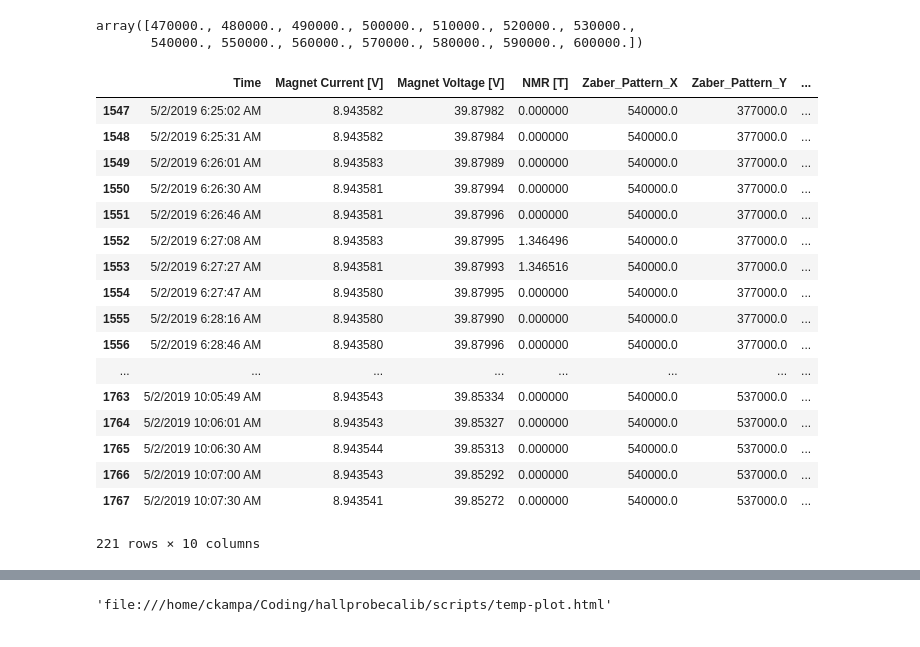
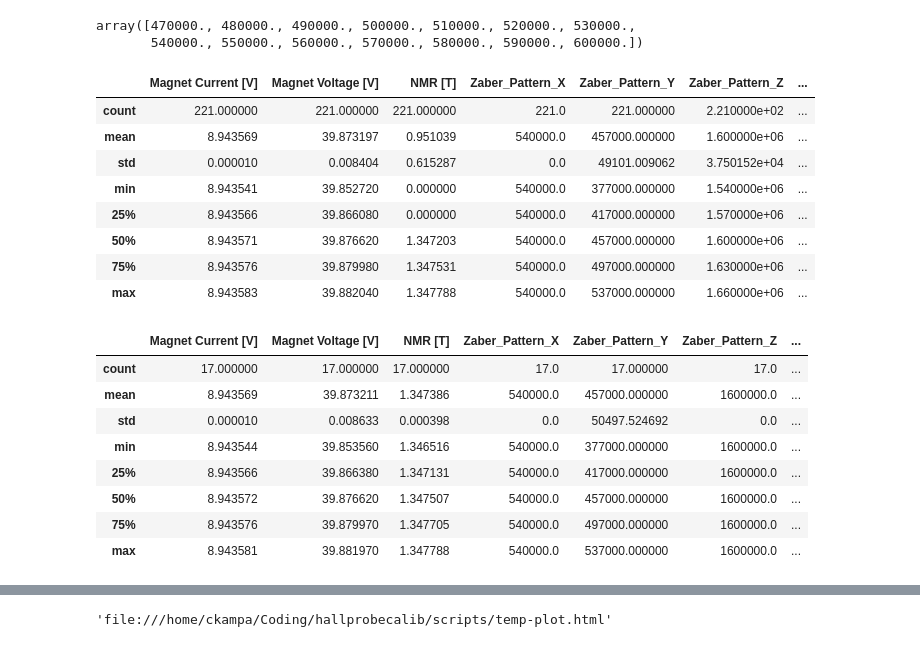
Before and after one commit to ckampa13/hallprobecalib, a Jupyter notebook: scripts/05-11-19_FNAL_Magnet_Map.ipynb, the cells around one changed output, grey strips where cells are left out. Saved outputs shown, nothing was run; the diff lists cells and outputs as text; code cells hidden in the pictures.

Commit message:
More work on FNAL magnet stability, temp cross checks, first look at Hall probe stability.

```diff
--- a/scripts/05-11-19_FNAL_Magnet_Map.ipynb
+++ b/scripts/05-11-19_FNAL_Magnet_Map.ipynb
@@ -498,23 +523,14 @@ x1 = (df_c[' Zaber_Pattern_X'] == 540000.)
 # %%
 slicex = df_c[x1]
 # %%
-slicex
+slicex.describe()
 # %% [output]
-|  | Time | Magnet Current [V] | Magnet Voltage [V] | NMR [T] | Zaber_Pattern_X | Zaber_Pattern_Y | ... |
-| 1547 | 5/2/2019 6:25:02 AM | 8.943582 | 39.87982 | 0.000000 | 540000.0 | 377000.0 | ... |
-| 1548 | 5/2/2019 6:25:31 AM | 8.943582 | 39.87984 | 0.000000 | 540000.0 | 377000.0 | ... |
-| 1549 | 5/2/2019 6:26:01 AM | 8.943583 | 39.87989 | 0.000000 | 540000.0 | 377000.0 | ... |
-| 1550 | 5/2/2019 6:26:30 AM | 8.943581 | 39.87994 | 0.000000 | 540000.0 | 377000.0 | ... |
-| 1551 | 5/2/2019 6:26:46 AM | 8.943581 | 39.87996 | 0.000000 | 540000.0 | 377000.0 | ... |
-| 1552 | 5/2/2019 6:27:08 AM | 8.943583 | 39.87995 | 1.346496 | 540000.0 | 377000.0 | ... |
-| 1553 | 5/2/2019 6:27:27 AM | 8.943581 | 39.87993 | 1.346516 | 540000.0 | 377000.0 | ... |
-| 1554 | 5/2/2019 6:27:47 AM | 8.943580 | 39.87995 | 0.000000 | 540000.0 | 377000.0 | ... |
-| 1555 | 5/2/2019 6:28:16 AM | 8.943580 | 39.87990 | 0.000000 | 540000.0 | 377000.0 | ... |
-| 1556 | 5/2/2019 6:28:46 AM | 8.943580 | 39.87996 | 0.000000 | 540000.0 | 377000.0 | ... |
-| ... | ... | ... | ... | ... | ... | ... | ... |
-| 1763 | 5/2/2019 10:05:49 AM | 8.943543 | 39.85334 | 0.000000 | 540000.0 | 537000.0 | ... |
-| 1764 | 5/2/2019 10:06:01 AM | 8.943543 | 39.85327 | 0.000000 | 540000.0 | 537000.0 | ... |
-| 1765 | 5/2/2019 10:06:30 AM | 8.943544 | 39.85313 | 0.000000 | 540000.0 | 537000.0 | ... |
-| 1766 | 5/2/2019 10:07:00 AM | 8.943543 | 39.85292 | 0.000000 | 540000.0 | 537000.0 | ... |
-| 1767 | 5/2/2019 10:07:30 AM | 8.943541 | 39.85272 | 0.000000 | 540000.0 | 537000.0 | ... |
+|  | Magnet Current [V] | Magnet Voltage [V] | NMR [T] | Zaber_Pattern_X | Zaber_Pattern_Y | Zaber_Pattern_Z | ... |
+| count | 221.000000 | 221.000000 | 221.000000 | 221.0 | 221.000000 | 2.210000e+02 | ... |
+| mean | 8.943569 | 39.873197 | 0.951039 | 540000.0 | 457000.000000 | 1.600000e+06 | ... |
+| std | 0.000010 | 0.008404 | 0.615287 | 0.0 | 49101.009062 | 3.750152e+04 | ... |
+| min | 8.943541 | 39.852720 | 0.000000 | 540000.0 | 377000.000000 | 1.540000e+06 | ... |
+| 25% | 8.943566 | 39.866080 | 0.000000 | 540000.0 | 417000.000000 | 1.570000e+06 | ... |
+| 50% | 8.943571 | 39.876620 | 1.347203 | 540000.0 | 457000.000000 | 1.600000e+06 | ... |
+| 75% | 8.943576 | 39.879980 | 1.347531 | 540000.0 | 497000.000000 | 1.630000e+06 | ... |
+| max | 8.943583 | 39.882040 | 1.347788 | 540000.0 | 537000.000000 | 1.660000e+06 | ... |
-221 rows × 10 columns
@@ -520,0 +539,12 @@ slicex
+# %%
+slicex[z].describe()
+# %% [output]
+|  | Magnet Current [V] | Magnet Voltage [V] | NMR [T] | Zaber_Pattern_X | Zaber_Pattern_Y | Zaber_Pattern_Z | ... |
+| count | 17.000000 | 17.000000 | 17.000000 | 17.0 | 17.000000 | 17.0 | ... |
+| mean | 8.943569 | 39.873211 | 1.347386 | 540000.0 | 457000.000000 | 1600000.0 | ... |
+| std | 0.000010 | 0.008633 | 0.000398 | 0.0 | 50497.524692 | 0.0 | ... |
+| min | 8.943544 | 39.853560 | 1.346516 | 540000.0 | 377000.000000 | 1600000.0 | ... |
+| 25% | 8.943566 | 39.866380 | 1.347131 | 540000.0 | 417000.000000 | 1600000.0 | ... |
+| 50% | 8.943572 | 39.876620 | 1.347507 | 540000.0 | 457000.000000 | 1600000.0 | ... |
+| 75% | 8.943576 | 39.879970 | 1.347705 | 540000.0 | 497000.000000 | 1600000.0 | ... |
+| max | 8.943581 | 39.881970 | 1.347788 | 540000.0 | 537000.000000 | 1600000.0 | ... |
```
Also changed, not shown: parts of 4 cells of this notebook, 11 other files.
